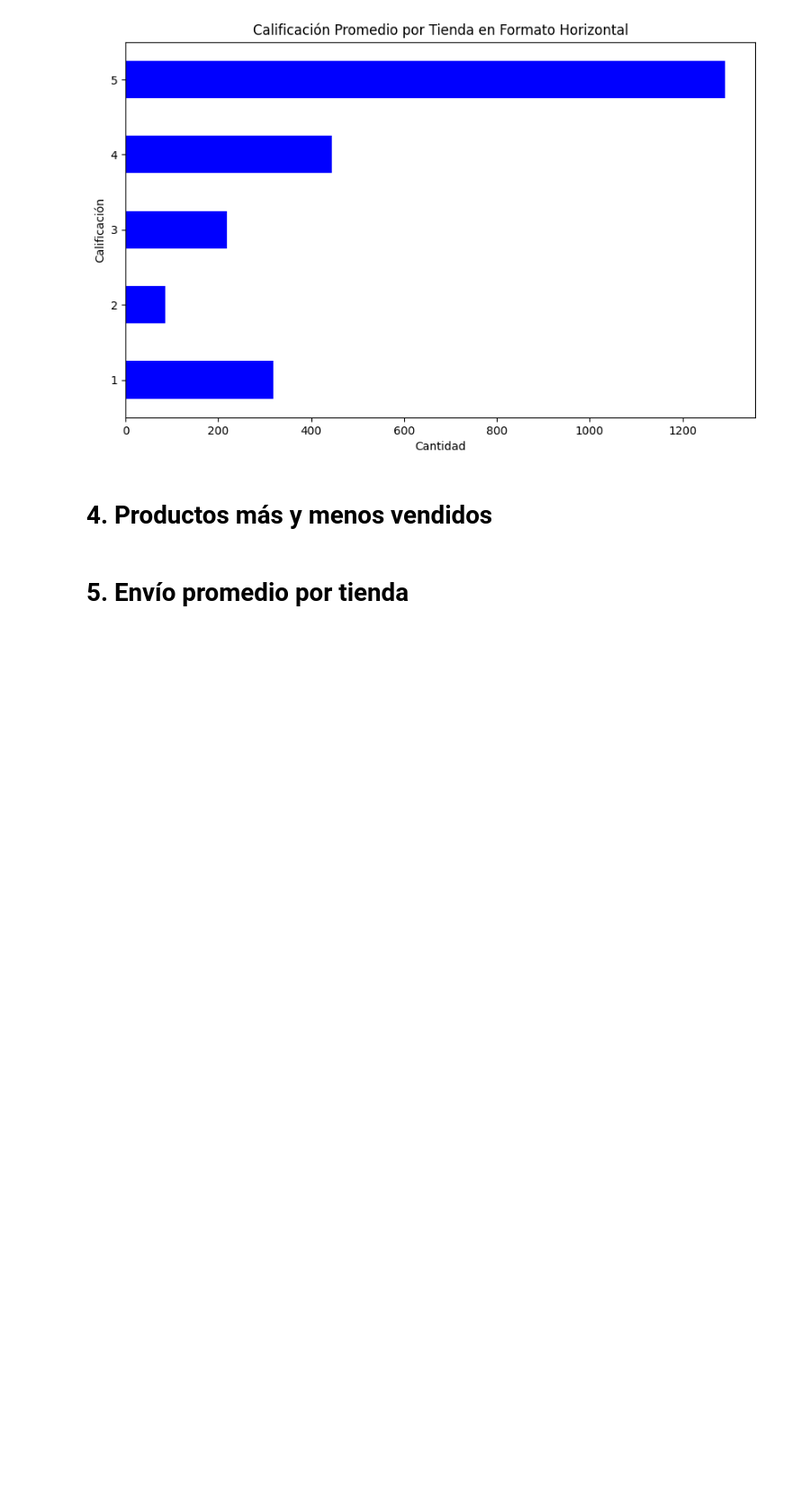
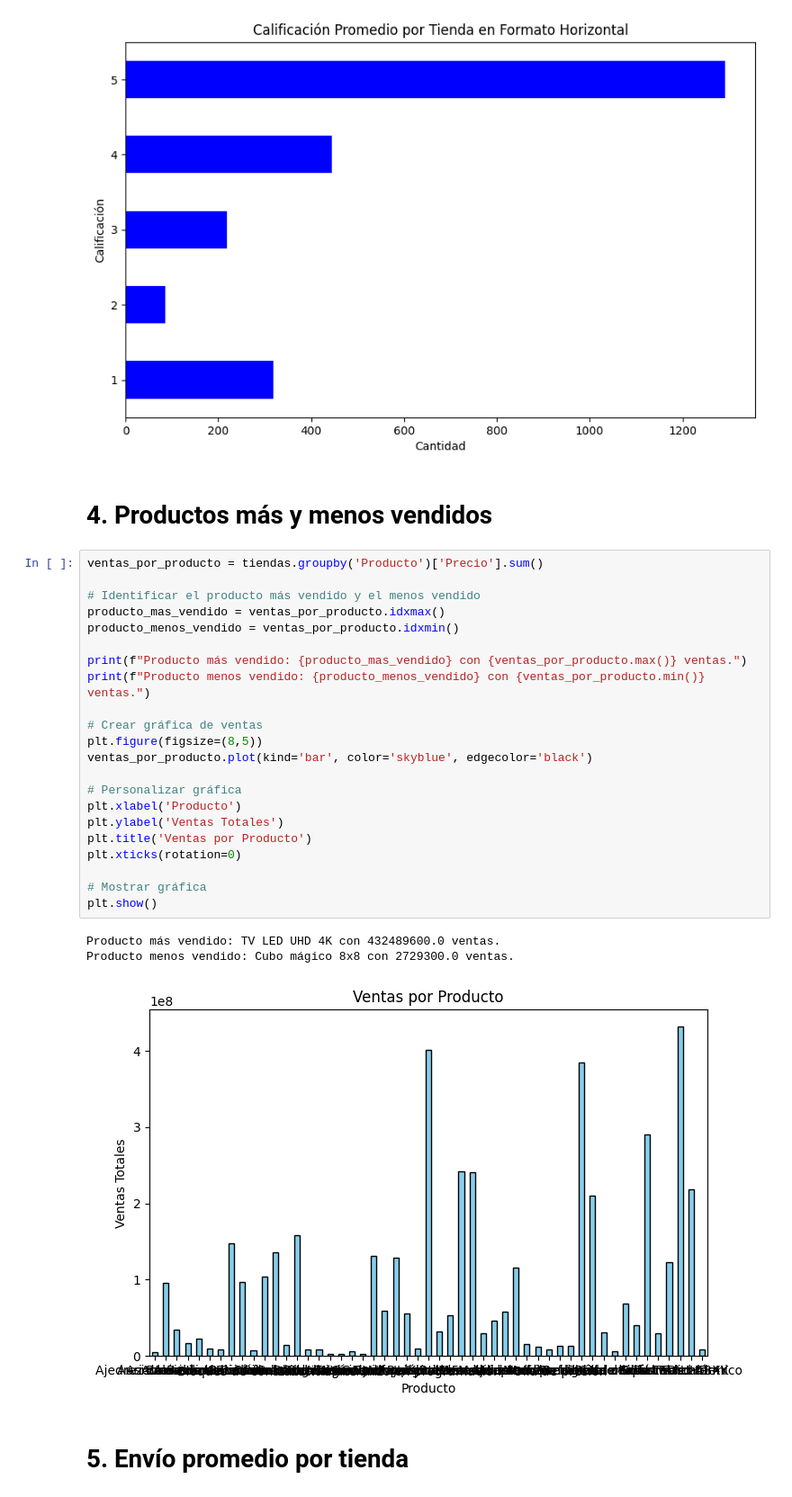
Before and after one commit to wimero72/challenge1-data-science-latam, a Jupyter notebook: Challege1_data_science_latam.ipynb, the cells around one changed output. Shown at 90% size. Cells and saved outputs as stored; diff of their text form; blank space fills up the shorter version.

```diff
--- a/Challege1_data_science_latam.ipynb
+++ b/Challege1_data_science_latam.ipynb
@@ -286,5 +263,31 @@ Name: Calificación, dtype: int64
 [figure]
 # %% [markdown]
 # 4. Productos más y menos vendidos
+# %%
+ventas_por_producto = tiendas.groupby('Producto')['Precio'].sum()
+
+# Identificar el producto más vendido y el menos vendido
+producto_mas_vendido = ventas_por_producto.idxmax()
+producto_menos_vendido = ventas_por_producto.idxmin()
+
+print(f"Producto más vendido: {producto_mas_vendido} con {ventas_por_producto.max()} ventas.")
+print(f"Producto menos vendido: {producto_menos_vendido} con {ventas_por_producto.min()} ventas.")
+
+# Crear gráfica de ventas
+plt.figure(figsize=(8,5))
+ventas_por_producto.plot(kind='bar', color='skyblue', edgecolor='black')
+
+# Personalizar gráfica
+plt.xlabel('Producto')
+plt.ylabel('Ventas Totales')
+plt.title('Ventas por Producto')
+plt.xticks(rotation=0)
+
+# Mostrar gráfica
+plt.show()
+# %% [output]
+Producto más vendido: TV LED UHD 4K con 432489600.0 ventas.
+Producto menos vendido: Cubo mágico 8x8 con 2729300.0 ventas.
+[figure, added]
 # %% [markdown]
 # 5. Envío promedio por tienda
```
Also changed, not shown: parts of 5 cells of this notebook.
